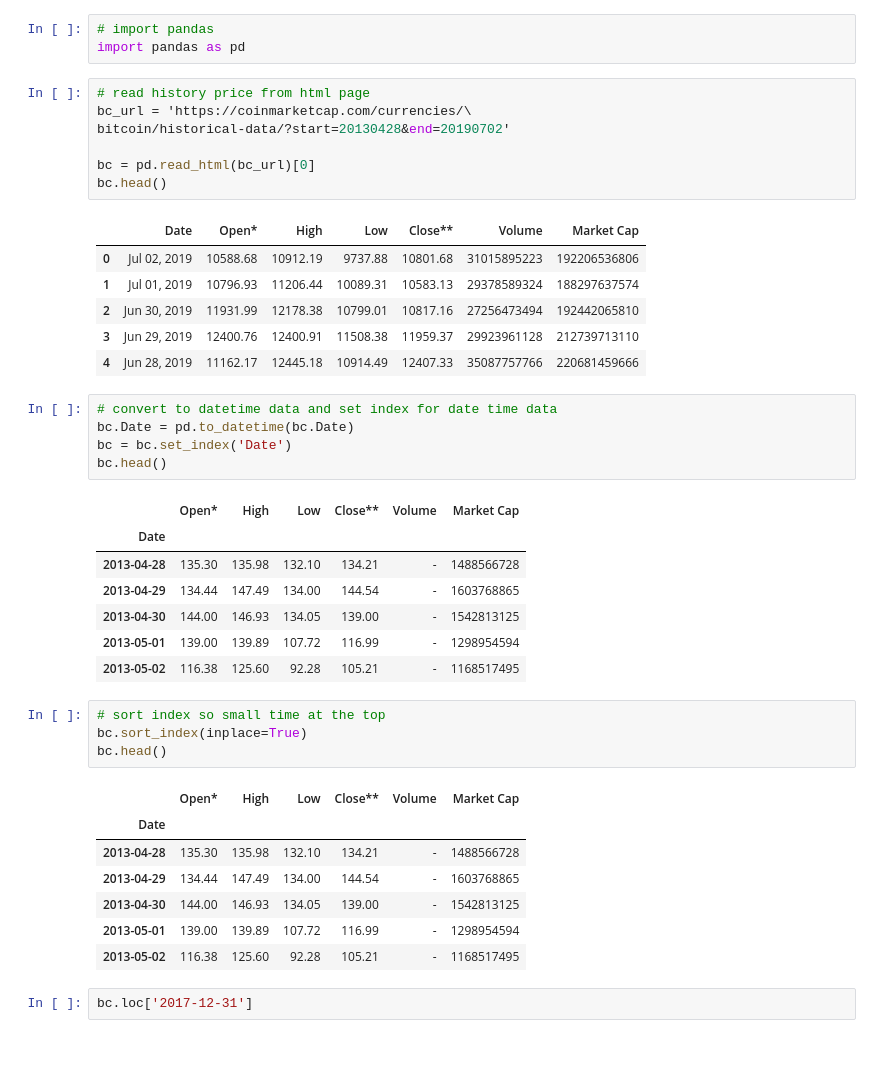
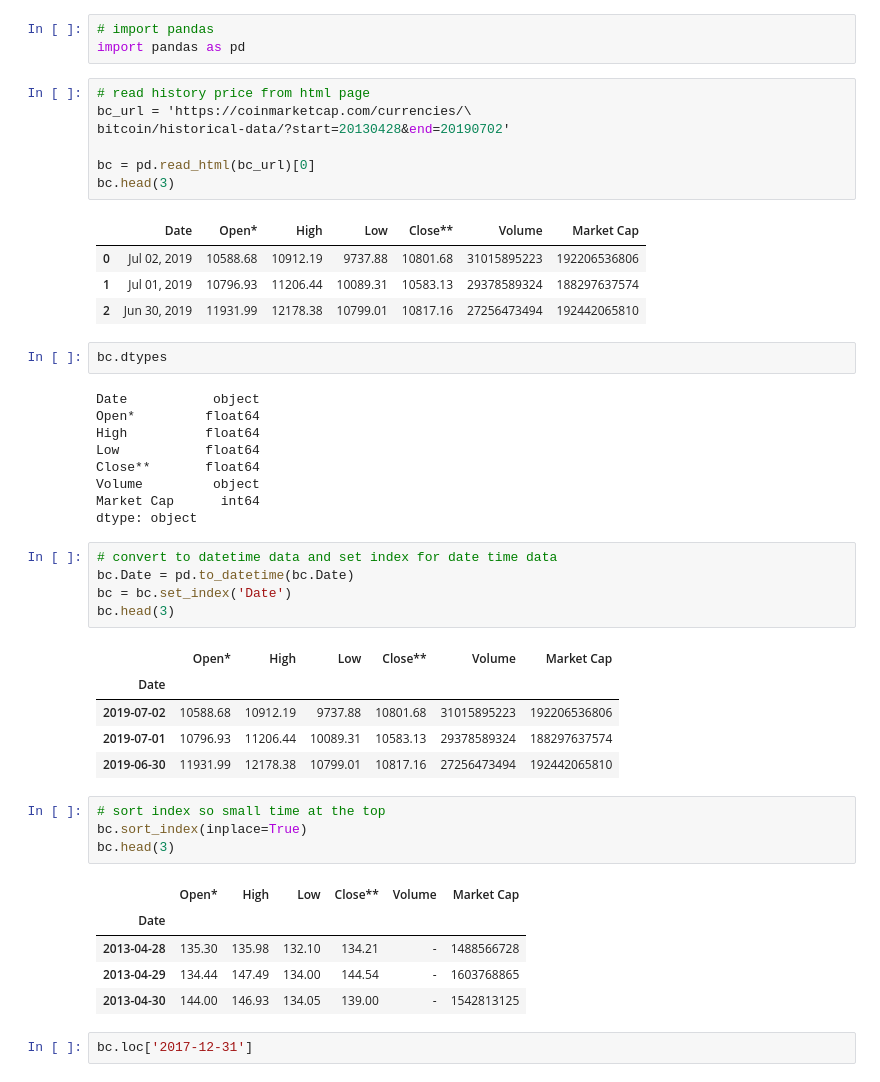
Before and after one commit to tanpv/pandas_tutorial, a Jupyter notebook: 13. Time series solution.ipynb, the cells around one changed output. Drawn from its saved outputs; the diff is of its cells as text; blank space fills up the shorter version.

```diff
--- a/13. Time series solution.ipynb
+++ b/13. Time series solution.ipynb
@@ -9,39 +9,44 @@ bc_url = 'https://coinmarketcap.com/currencies/\
 bitcoin/historical-data/?start=20130428&end=20190702'
 
 bc = pd.read_html(bc_url)[0]
-bc.head()
+bc.head(3)
 # %% [output]
 |  | Date | Open* | High | Low | Close** | Volume | Market Cap |
 | 0 | Jul 02, 2019 | 10588.68 | 10912.19 | 9737.88 | 10801.68 | 31015895223 | 192206536806 |
 | 1 | Jul 01, 2019 | 10796.93 | 11206.44 | 10089.31 | 10583.13 | 29378589324 | 188297637574 |
 | 2 | Jun 30, 2019 | 11931.99 | 12178.38 | 10799.01 | 10817.16 | 27256473494 | 192442065810 |
-| 3 | Jun 29, 2019 | 12400.76 | 12400.91 | 11508.38 | 11959.37 | 29923961128 | 212739713110 |
-| 4 | Jun 28, 2019 | 11162.17 | 12445.18 | 10914.49 | 12407.33 | 35087757766 | 220681459666 |
+# %%
+bc.dtypes
+# %% [output]
+Date           object
+Open*         float64
+High          float64
+Low           float64
+Close**       float64
+Volume         object
+Market Cap      int64
+dtype: object
 # %%
 # convert to datetime data and set index for date time data
 bc.Date = pd.to_datetime(bc.Date)
 bc = bc.set_index('Date')
-bc.head()
+bc.head(3)
 # %% [output]
 |  | Open* | High | Low | Close** | Volume | Market Cap |
 | Date |  |  |  |  |  |  |
-| 2013-04-28 | 135.30 | 135.98 | 132.10 | 134.21 | - | 1488566728 |
-| 2013-04-29 | 134.44 | 147.49 | 134.00 | 144.54 | - | 1603768865 |
-| 2013-04-30 | 144.00 | 146.93 | 134.05 | 139.00 | - | 1542813125 |
-| 2013-05-01 | 139.00 | 139.89 | 107.72 | 116.99 | - | 1298954594 |
-| 2013-05-02 | 116.38 | 125.60 | 92.28 | 105.21 | - | 1168517495 |
+| 2019-07-02 | 10588.68 | 10912.19 | 9737.88 | 10801.68 | 31015895223 | 192206536806 |
+| 2019-07-01 | 10796.93 | 11206.44 | 10089.31 | 10583.13 | 29378589324 | 188297637574 |
+| 2019-06-30 | 11931.99 | 12178.38 | 10799.01 | 10817.16 | 27256473494 | 192442065810 |
 # %%
 # sort index so small time at the top
 bc.sort_index(inplace=True)
-bc.head()
+bc.head(3)
 # %% [output]
 |  | Open* | High | Low | Close** | Volume | Market Cap |
 | Date |  |  |  |  |  |  |
 | 2013-04-28 | 135.30 | 135.98 | 132.10 | 134.21 | - | 1488566728 |
 | 2013-04-29 | 134.44 | 147.49 | 134.00 | 144.54 | - | 1603768865 |
 | 2013-04-30 | 144.00 | 146.93 | 134.05 | 139.00 | - | 1542813125 |
-| 2013-05-01 | 139.00 | 139.89 | 107.72 | 116.99 | - | 1298954594 |
-| 2013-05-02 | 116.38 | 125.60 | 92.28 | 105.21 | - | 1168517495 |
 # %%
 bc.loc['2017-12-31']
 # %% [output]
```
Also changed, not shown: parts of 9 cells of this notebook.
